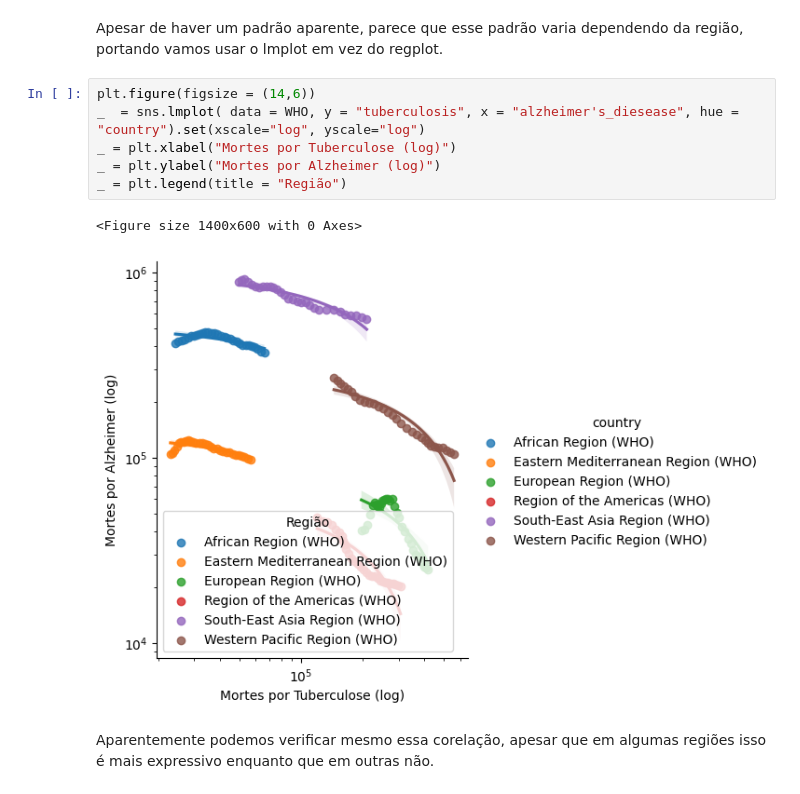
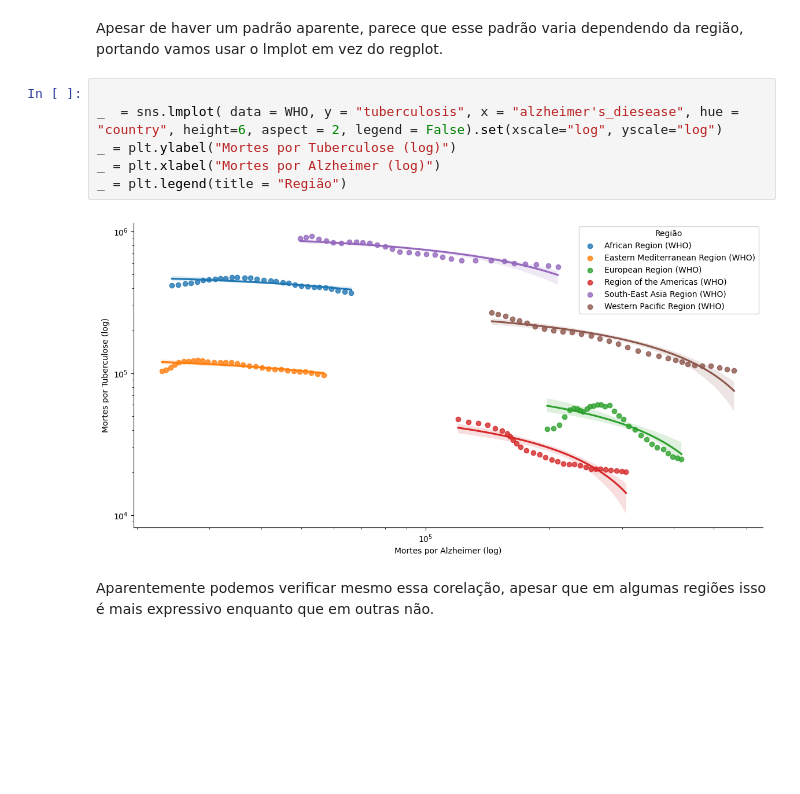
Before and after one commit to phbonamin/Analise_de_Mortalidade_Mundial-1990-2019-, a Jupyter notebook: Analise_de_Mortalidade_Mundial(1990-2019).ipynb, the cells around one changed output. Cells and saved outputs as stored; diff of their text form; blank space fills up the shorter version.

Commit message:
Algumas legendas estavam erradas e fiz o gráfico do lmplot mais bonito

```diff
--- a/Analise_de_Mortalidade_Mundial(1990-2019).ipynb
+++ b/Analise_de_Mortalidade_Mundial(1990-2019).ipynb
@@ -309,14 +309,13 @@ _ = plt.legend(title = "Região")
 # %% [markdown]
 Apesar de haver um padrão aparente, parece que esse padrão varia dependendo da região, portando vamos usar o lmplot em vez do regplot.
 # %%
-plt.figure(figsize = (14,6))
-_  = sns.lmplot( data = WHO, y = "tuberculosis", x = "alzheimer's_diesease", hue = "country").set(xscale="log", yscale="log")
-_ = plt.xlabel("Mortes por Tuberculose (log)")
-_ = plt.ylabel("Mortes por Alzheimer (log)")
+
+_  = sns.lmplot( data = WHO, y = "tuberculosis", x = "alzheimer's_diesease", hue = "country", height=6, aspect = 2, legend = False).set(xscale="log", yscale="log")
+_ = plt.ylabel("Mortes por Tuberculose (log)")
+_ = plt.xlabel("Mortes por Alzheimer (log)")
 _ = plt.legend(title = "Região")
 # %% [output]
-<Figure size 1400x600 with 0 Axes>
-[figure, old version]
+[figure, new version]
 # %% [markdown]
 Aparentemente podemos verificar mesmo essa corelação, apesar que em algumas regiões isso é mais expressivo enquanto que em outras não.
 # %% [markdown]
```
Also changed, not shown: parts of 3 cells of this notebook.
